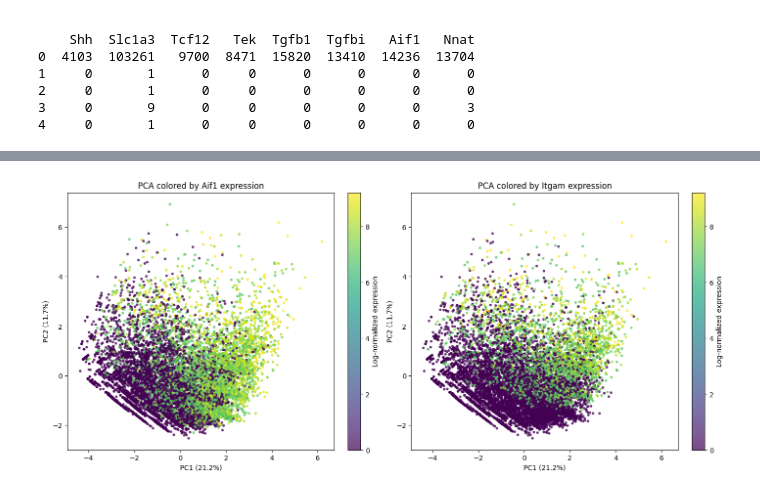
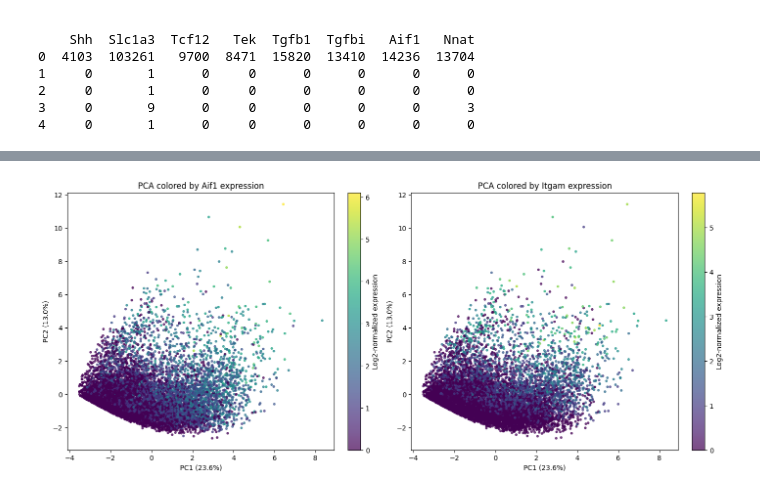
Before and after one commit to mspend/big-fish-examples, a Jupyter notebook: bioprotean_smfish/plots/identifying_cell_types.ipynb, the cells around one changed output, grey strips where cells are left out. Saved outputs shown, nothing was run; the diff lists cells and outputs as text; code cells hidden in the pictures.

```diff
--- a/bioprotean_smfish/plots/identifying_cell_types.ipynb
+++ b/bioprotean_smfish/plots/identifying_cell_types.ipynb
@@ -40,0 +57,3 @@ Index(['cell_id', 'Angpt1', 'Crmp1', 'Dcx', 'Hdac11', 'Itgam', 'Notch2',
+# %%
+# Sum the total number of counts per cell
+cell_total = counts.sum(axis=1)
@@ -40,0 +72,10 @@ Index(['cell_id', 'Angpt1', 'Crmp1', 'Dcx', 'Hdac11', 'Itgam', 'Notch2',
+# %%
+# Identify the cells whose total counts (across all genes) are in the top 1% (or above the 99th percentile)
+cell_upper = cell_total.quantile(0.99)
+high_total_cells = cell_total > cell_upper
+
+# what is the 99th percentile of counts/cell
+print(f"The 99th percentile threshold is {cell_upper}")
+
+# How many cells will we drop?
+print(f"The number of cells to be dropped is {high_total_cells.sum(axis=0)}")
@@ -40,0 +85,4 @@ Index(['cell_id', 'Angpt1', 'Crmp1', 'Dcx', 'Hdac11', 'Itgam', 'Notch2',
+# %%
+# Drop those cells
+filtered_counts = counts.loc[~high_total_cells]
+filtered_counts.shape
@@ -41,23 +127,9 @@ Index(['cell_id', 'Angpt1', 'Crmp1', 'Dcx', 'Hdac11', 'Itgam', 'Notch2',
 # %%
-# Select gene counts and normalize each cell by its total counts
-genes = matrix.columns.drop("cell_id")
-# convert integer counts to floats
-counts = matrix[genes].astype(float)
-
-# Use a robust upper bound for each gene
-gene_upper = counts.quantile(0.99, axis=0).replace(0, 1)
-
-# Clip outliers, then scale every gene to approximately 0–10,000
-gene_scaled = (
-    counts.clip(upper=gene_upper, axis=1)
-          .div(gene_upper, axis=1)
-          .mul(10_000)
-)
-
-# natural-log transformation log(1+x)
-# log transform the data because counts span orders of magnitude. Brings data values closer together
+# Base-2 log transformation
+# the data because counts span orders of magnitude. Brings data values closer together
 # gene expression data is heavily right skewed
-log_counts = np.log1p(gene_scaled)
+# add the +1 so that zero counts remain valid
+log_counts = np.log2(filtered_counts + 1)
 
 # Standardize genes and run PCA
 scaled_counts = StandardScaler().fit_transform(log_counts)
@@ -93,21 +149,21 @@ log_counts
 # %%
 fig, axes = plt.subplots(1, 2, figsize=(14, 6), constrained_layout=True)
 
 for ax, gene in zip(axes, ["Aif1", "Itgam"]):
     scatter = ax.scatter(
         pcs[:, 0],
         pcs[:, 1],
         c=log_counts[gene],
         cmap="viridis",
         s=8,
         alpha=0.7,
     )
     ax.set_xlabel(f"PC1 ({pca.explained_variance_ratio_[0] * 100:.1f}%)")
     ax.set_ylabel(f"PC2 ({pca.explained_variance_ratio_[1] * 100:.1f}%)")
     ax.set_title(f"PCA colored by {gene} expression")
-    fig.colorbar(scatter, ax=ax, label="Log-normalized expression")
+    fig.colorbar(scatter, ax=ax, label="Log2-normalized expression")
 
 plt.show()
 # %% [output]
-[figure, old version]
+[figure, new version]
 # %%
```
Also changed, not shown: parts of 37 cells of this notebook.
